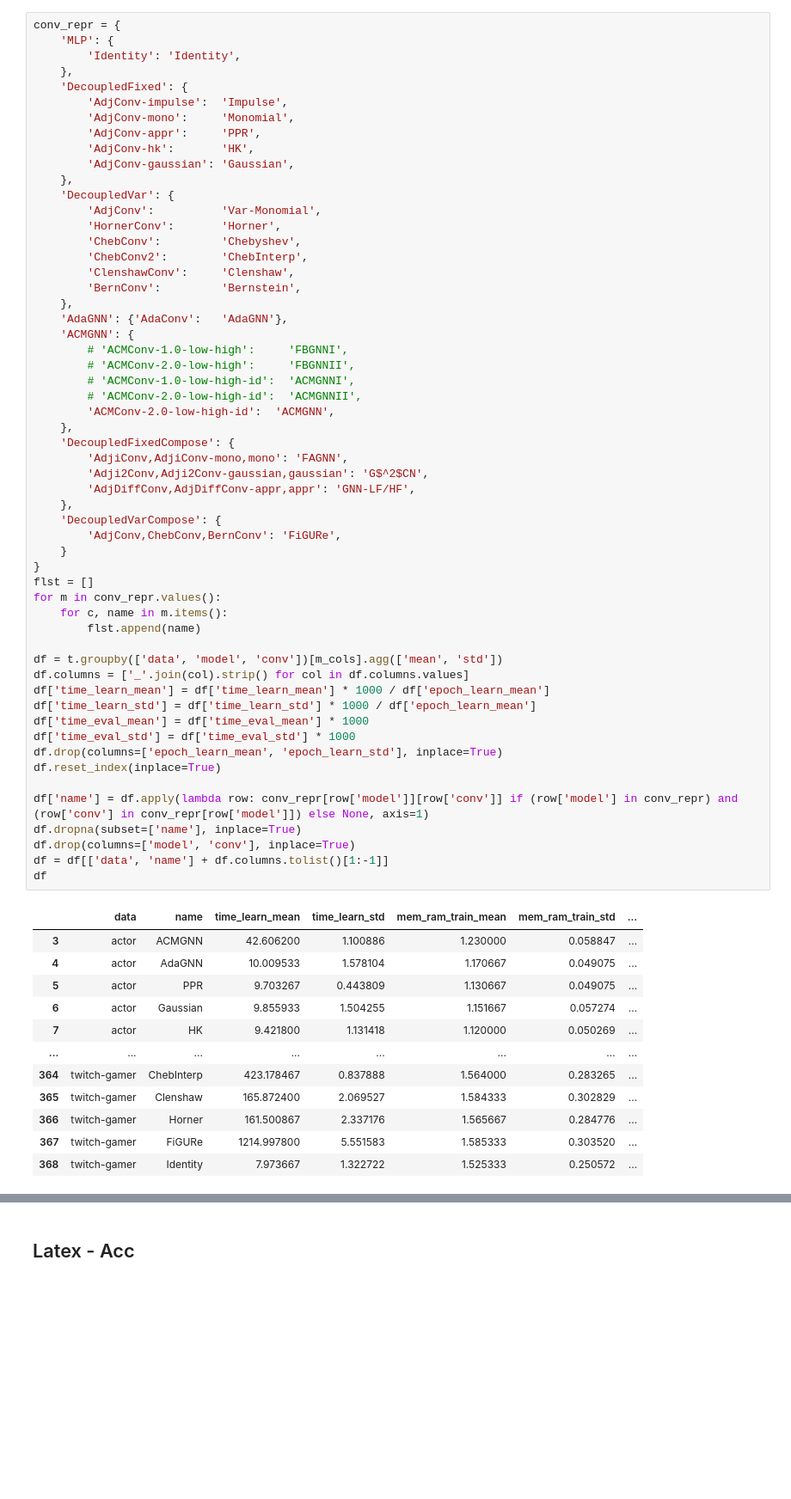
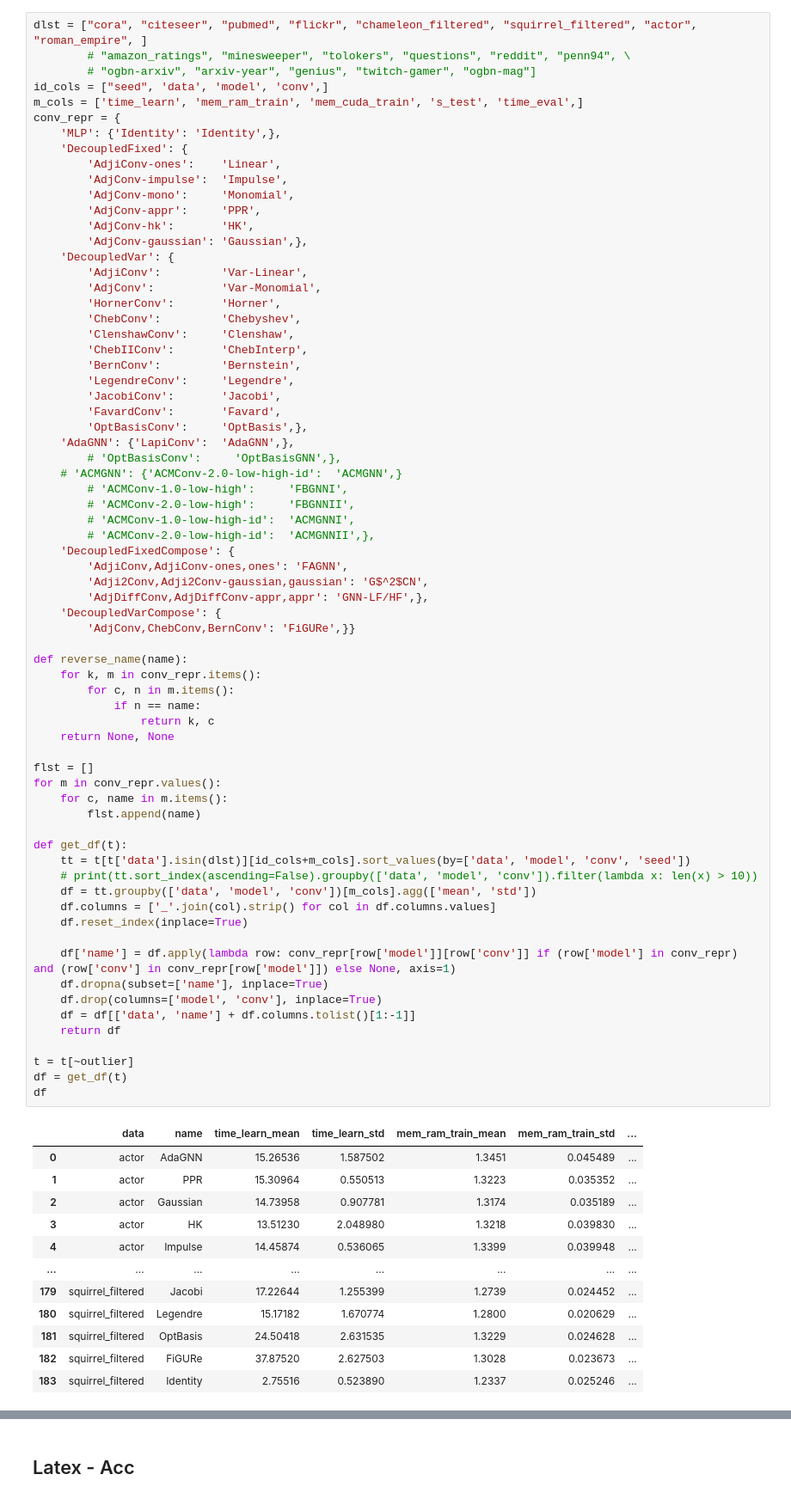
Before and after one commit to gdmnl/Spectral-GNN-Benchmark, a Jupyter notebook: examples/res_process/tab_res_fb.ipynb, the cells around one changed output, grey strips where cells are left out. Shown at 86% size. Saved outputs shown, nothing was run; the diff lists cells and outputs as text; blank space fills up the shorter version.

```diff
--- a/examples/res_process/tab_res_fb.ipynb
+++ b/examples/res_process/tab_res_fb.ipynb
@@ -36,69 +58,82 @@ t.sort_index(ascending=False).groupby(['data', 'model', 'conv']).filter(lambda x
 # %%
+dlst = ["cora", "citeseer", "pubmed", "flickr", "chameleon_filtered", "squirrel_filtered", "actor", "roman_empire", ]
+        # "amazon_ratings", "minesweeper", "tolokers", "questions", "reddit", "penn94", \
+        # "ogbn-arxiv", "arxiv-year", "genius", "twitch-gamer", "ogbn-mag"]
+id_cols = ["seed", 'data', 'model', 'conv',]
+m_cols = ['time_learn', 'mem_ram_train', 'mem_cuda_train', 's_test', 'time_eval',]
 conv_repr = {
-    'MLP': {
-        'Identity': 'Identity',
-    },
+    'MLP': {'Identity': 'Identity',},
     'DecoupledFixed': {
+        'AdjiConv-ones':    'Linear',
         'AdjConv-impulse':  'Impulse',
         'AdjConv-mono':     'Monomial',
         'AdjConv-appr':     'PPR',
         'AdjConv-hk':       'HK',
-        'AdjConv-gaussian': 'Gaussian',
-    },
+        'AdjConv-gaussian': 'Gaussian',},
     'DecoupledVar': {
+        'AdjiConv':         'Var-Linear',
         'AdjConv':          'Var-Monomial',
         'HornerConv':       'Horner',
         'ChebConv':         'Chebyshev',
-        'ChebConv2':        'ChebInterp',
         'ClenshawConv':     'Clenshaw',
+        'ChebIIConv':       'ChebInterp',
         'BernConv':         'Bernstein',
-    },
-    'AdaGNN': {'AdaConv':   'AdaGNN'},
-    'ACMGNN': {
+        'LegendreConv':     'Legendre',
+        'JacobiConv':       'Jacobi',
+        'FavardConv':       'Favard',
+        'OptBasisConv':     'OptBasis',},
+    'AdaGNN': {'LapiConv':  'AdaGNN',},
+        # 'OptBasisConv':     'OptBasisGNN',},
+    # 'ACMGNN': {'ACMConv-2.0-low-high-id':  'ACMGNN',}
         # 'ACMConv-1.0-low-high':     'FBGNNI',
         # 'ACMConv-2.0-low-high':     'FBGNNII',
         # 'ACMConv-1.0-low-high-id':  'ACMGNNI',
-        # 'ACMConv-2.0-low-high-id':  'ACMGNNII',
-        'ACMConv-2.0-low-high-id':  'ACMGNN',
-    },
+        # 'ACMConv-2.0-low-high-id':  'ACMGNNII',},
     'DecoupledFixedCompose': {
-        'AdjiConv,AdjiConv-mono,mono': 'FAGNN',
+        'AdjiConv,AdjiConv-ones,ones': 'FAGNN',
         'Adji2Conv,Adji2Conv-gaussian,gaussian': 'G$^2$CN',
-        'AdjDiffConv,AdjDiffConv-appr,appr': 'GNN-LF/HF',
-    },
+        'AdjDiffConv,AdjDiffConv-appr,appr': 'GNN-LF/HF',},
     'DecoupledVarCompose': {
-        'AdjConv,ChebConv,BernConv': 'FiGURe',
-    }
-}
+        'AdjConv,ChebConv,BernConv': 'FiGURe',}}
+
+def reverse_name(name):
+    for k, m in conv_repr.items():
+        for c, n in m.items():
+            if n == name:
+                return k, c
+    return None, None
+
 flst = []
 for m in conv_repr.values():
     for c, name in m.items():
         flst.append(name)
 
-df = t.groupby(['data', 'model', 'conv'])[m_cols].agg(['mean', 'std'])
-df.columns = ['_'.join(col).strip() for col in df.columns.values]
-df['time_learn_mean'] = df['time_learn_mean'] * 1000 / df['epoch_learn_mean']
-df['time_learn_std'] = df['time_learn_std'] * 1000 / df['epoch_learn_mean']
-df['time_eval_mean'] = df['time_eval_mean'] * 1000
-df['time_eval_std'] = df['time_eval_std'] * 1000
-df.drop(columns=['epoch_learn_mean', 'epoch_learn_std'], inplace=True)
-df.reset_index(inplace=True)
+def get_df(t):
+    tt = t[t['data'].isin(dlst)][id_cols+m_cols].sort_values(by=['data', 'model', 'conv', 'seed'])
+    # print(tt.sort_index(ascending=False).groupby(['data', 'model', 'conv']).filter(lambda x: len(x) > 10))
+    df = tt.groupby(['data', 'model', 'conv'])[m_cols].agg(['mean', 'std'])
+    df.columns = ['_'.join(col).strip() for col in df.columns.values]
+    df.reset_index(inplace=True)
 
-df['name'] = df.apply(lambda row: conv_repr[row['model']][row['conv']] if (row['model'] in conv_repr) and (row['conv'] in conv_repr[row['model']]) else None, axis=1)
-df.dropna(subset=['name'], inplace=True)
-df.drop(columns=['model', 'conv'], inplace=True)
-df = df[['data', 'name'] + df.columns.tolist()[1:-1]]
+    df['name'] = df.apply(lambda row: conv_repr[row['model']][row['conv']] if (row['model'] in conv_repr) and (row['conv'] in conv_repr[row['model']]) else None, axis=1)
+    df.dropna(subset=['name'], inplace=True)
+    df.drop(columns=['model', 'conv'], inplace=True)
+    df = df[['data', 'name'] + df.columns.tolist()[1:-1]]
+    return df
+
+t = t[~outlier]
+df = get_df(t)
 df
 # %% [output]
 |  | data | name | time_learn_mean | time_learn_std | mem_ram_train_mean | mem_ram_train_std | ... |
-| 3 | actor | ACMGNN | 42.606200 | 1.100886 | 1.230000 | 0.058847 | ... |
-| 4 | actor | AdaGNN | 10.009533 | 1.578104 | 1.170667 | 0.049075 | ... |
-| 5 | actor | PPR | 9.703267 | 0.443809 | 1.130667 | 0.049075 | ... |
-| 6 | actor | Gaussian | 9.855933 | 1.504255 | 1.151667 | 0.057274 | ... |
-| 7 | actor | HK | 9.421800 | 1.131418 | 1.120000 | 0.050269 | ... |
+| 0 | actor | AdaGNN | 15.26536 | 1.587502 | 1.3451 | 0.045489 | ... |
+| 1 | actor | PPR | 15.30964 | 0.550513 | 1.3223 | 0.035352 | ... |
+| 2 | actor | Gaussian | 14.73958 | 0.907781 | 1.3174 | 0.035189 | ... |
+| 3 | actor | HK | 13.51230 | 2.048980 | 1.3218 | 0.039830 | ... |
+| 4 | actor | Impulse | 14.45874 | 0.536065 | 1.3399 | 0.039948 | ... |
 | ... | ... | ... | ... | ... | ... | ... | ... |
-| 364 | twitch-gamer | ChebInterp | 423.178467 | 0.837888 | 1.564000 | 0.283265 | ... |
-| 365 | twitch-gamer | Clenshaw | 165.872400 | 2.069527 | 1.584333 | 0.302829 | ... |
-| 366 | twitch-gamer | Horner | 161.500867 | 2.337176 | 1.565667 | 0.284776 | ... |
-| 367 | twitch-gamer | FiGURe | 1214.997800 | 5.551583 | 1.585333 | 0.303520 | ... |
-| 368 | twitch-gamer | Identity | 7.973667 | 1.322722 | 1.525333 | 0.250572 | ... |
+| 179 | squirrel_filtered | Jacobi | 17.22644 | 1.255399 | 1.2739 | 0.024452 | ... |
+| 180 | squirrel_filtered | Legendre | 15.17182 | 1.670774 | 1.2800 | 0.020629 | ... |
+| 181 | squirrel_filtered | OptBasis | 24.50418 | 2.631535 | 1.3229 | 0.024628 | ... |
+| 182 | squirrel_filtered | FiGURe | 37.87520 | 2.627503 | 1.3028 | 0.023673 | ... |
+| 183 | squirrel_filtered | Identity | 2.75516 | 0.523890 | 1.2337 | 0.025246 | ... |
```
Also changed, not shown: parts of 10 cells of this notebook, 7 other files.
